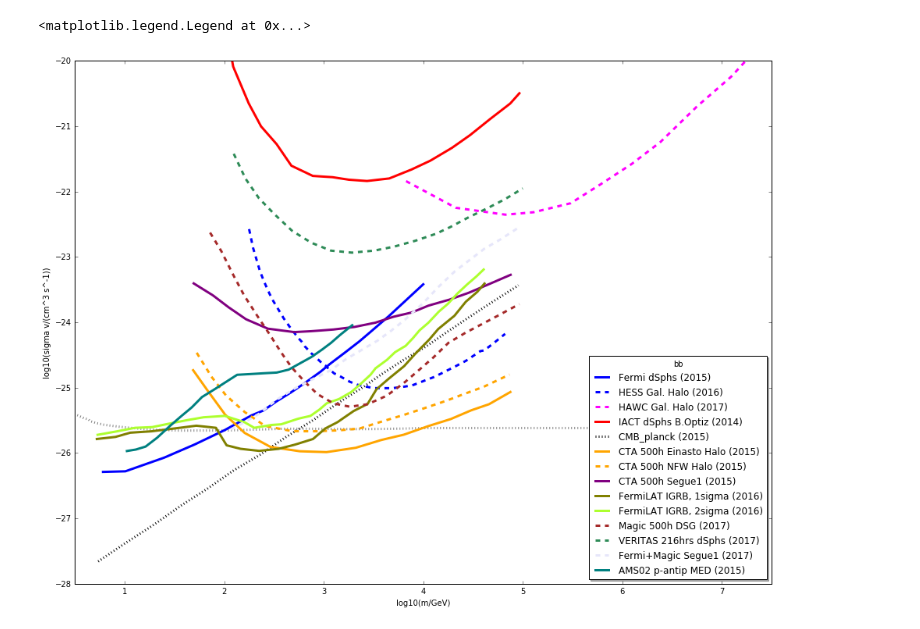
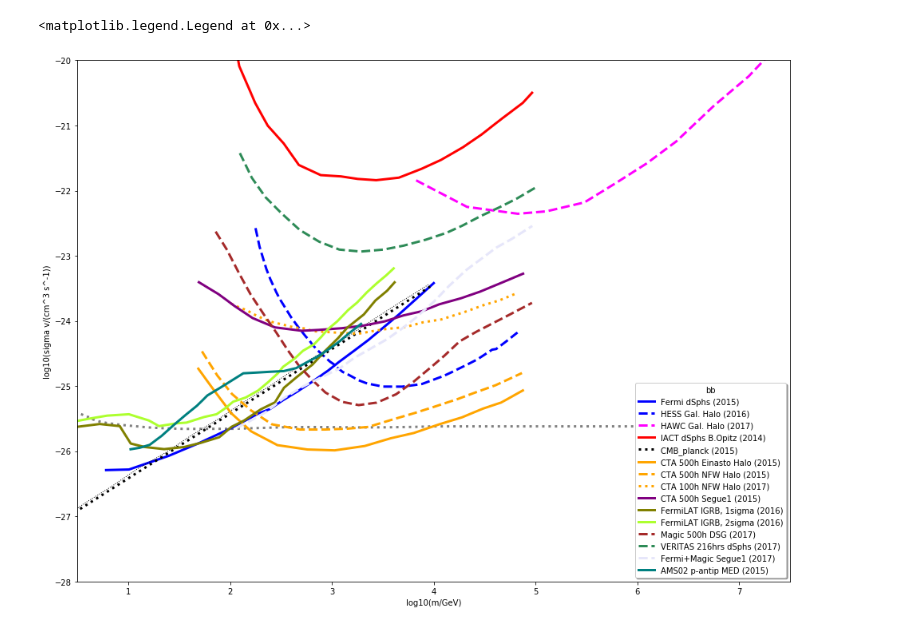
Before and after one commit to dieterhorns/plot_idm, a Jupyter notebook: plot_idm_limits.ipynb, the cells around one changed output. Drawn from its saved outputs; the diff is of its cells as text; code cells hidden in the pictures.

```diff
--- a/plot_idm_limits.ipynb
+++ b/plot_idm_limits.ipynb
@@ -145,6 +145,10 @@ Optiz2014=np.array(
 
 # arxiv: 1502.01589
 CMB_planck2015=np.array(
+[[-0.00121781489214,  -27.4103746231],
+[3.96472686152,  -23.4723961958]]
+    )
+CMB_planck2015_ic=np.array(
 [
 [0.733333333333,  -27.6583850932],
 [1,  -27.3850931677],
@@ -406,6 +410,32 @@ AMS02_2015 = np.array(
 [3.28571428571,  -24.0452830189]
 ]
 )
+
+#arxiv 1706.01505
+CTA2017_nfw=np.array(
+[[2.00863882854, -23.733462203],
+[2.08618300631, -23.7902133192],
+[2.15777409036, -23.8326804318],
+[2.24127136186, -23.9037155516],
+[2.33670903399, -23.9746651385],
+[2.41427031835, -24.0170894846],
+[2.52765280463, -24.0592572318],
+[2.63506509058, -24.1014677455],
+[2.7365413894, -24.1150674855],
+[2.81410267376, -24.1574918316],
+[2.95737037481, -24.1707922062],
+[3.10063807585, -24.1840925809],
+[3.25584617753, -24.1973074225],
+[3.41112270558, -24.1532151838],
+[3.53056092512, -24.123706314],
+[3.72164154849, -24.0936842465],
+[3.89486289067, -24.0208101682],
+[4.07402021999, -23.9765468635],
+[4.30699488513, -23.86026481],
+[4.48622064081, -23.758694425],
+[4.64153138204, -23.685948646],
+[4.82077424432, -23.5700514908]]
+)
 # %%
 
 plt.figure(figsize=(16,12))
@@ -414,34 +444,39 @@ plt.xlabel('log10(m/GeV)')
 plt.ylabel('log10(sigma v/(cm^3 s^-1))')
 plt.plot(np.log10(steigman2012[:,0]),np.log10(steigman2012[:,1])-26.,color='grey',linestyle=':',linewidth=3)
 
 plt.plot(fermi2015[:,0],fermi2015[:,1],color='blue',linestyle='-',linewidth=3,label="Fermi dSphs (2015)")
 
 plt.plot(hess2016[:,0],hess2016[:,1],color='blue',linestyle='--',linewidth=3,label="HESS Gal. Halo (2016)")
 
 plt.plot(hawc2017[:,0],hawc2017[:,1],color='magenta',linestyle='--',linewidth=3,label="HAWC Gal. Halo (2017)")
 
-plt.plot(Optiz2014[:,0],Optiz2014[:,1],color='red',linestyle='-',linewidth=3,label="IACT dSphs B.Optiz (2014)")
+plt.plot(Optiz2014[:,0],Optiz2014[:,1],color='red',linestyle='-',linewidth=3,label="IACT dSphs B.Opitz (2014)")
 
 plt.plot(CMB_planck2015[:,0],CMB_planck2015[:,1],color='black',linestyle=':',linewidth=3,label="CMB_planck (2015)")
+
+plt.plot(CMB_planck2015_ic[:,0]-1.,CMB_planck2015_ic[:,1],color='black',linestyle=':',linewidth=1,label="CMB_planck (2015)")
 
 plt.plot(CTA_halo_Einasto[:,0],CTA_halo_Einasto[:,1],color='orange',linestyle='-',linewidth=3,label="CTA 500h Einasto Halo (2015)")
 
 plt.plot(CTA_halo_NFW[:,0],CTA_halo_NFW[:,1],color='orange',linestyle='--',linewidth=3,label="CTA 500h NFW Halo (2015)")
 
+plt.plot(CTA2017_nfw[:,0],CTA2017_nfw[:,1],color='orange',linestyle=':',linewidth=3,label="CTA 100h NFW Halo (2017)")
+
+
 plt.plot(CTA_Segue1[:,0],CTA_Segue1[:,1],color='purple',linestyle='-',linewidth=3,label="CTA 500h Segue1 (2015)")
 
-plt.plot(Fermi_IGRB_1[:,0],Fermi_IGRB_1[:,1],color='olive',linestyle='-',linewidth=3,label="FermiLAT IGRB, 1sigma (2016)")
-plt.plot(Fermi_IGRB_2[:,0],Fermi_IGRB_2[:,1],color='greenyellow',linestyle='-',linewidth=3,label="FermiLAT IGRB, 2sigma (2016)")
+plt.plot(Fermi_IGRB_1[:,0]-1,Fermi_IGRB_1[:,1],color='olive',linestyle='-',linewidth=3,label="FermiLAT IGRB, 1sigma (2016)")
+plt.plot(Fermi_IGRB_2[:,0]-1,Fermi_IGRB_2[:,1],color='greenyellow',linestyle='-',linewidth=3,label="FermiLAT IGRB, 2sigma (2016)")
 
 plt.plot(Magic_500[:,0],Magic_500[:,1],color='brown',linestyle='--',linewidth=3,label="Magic 500h DSG (2017)")
 
 plt.plot(Veritas_216[:,0],Veritas_216[:,1],color='seagreen',linestyle='--',linewidth=3,label="VERITAS 216hrs dSphs (2017)")
 
 plt.plot(Fermi_Magic_Segue1 [:,0],Fermi_Magic_Segue1 [:,1],color='lavender',linestyle='--',linewidth=3,label="Fermi+Magic Segue1 (2017)")
 
 plt.plot(AMS02_2015[:,0],AMS02_2015[:,1],color='teal',linestyle='-',linewidth=3,label="AMS02 p-antip MED (2015)")
 
 plt.legend(loc="lower right",title="bb",shadow=True)
 # %% [output]
 <matplotlib.legend.Legend at 0x...>
-[figure, old version]
+[figure, new version]
```
